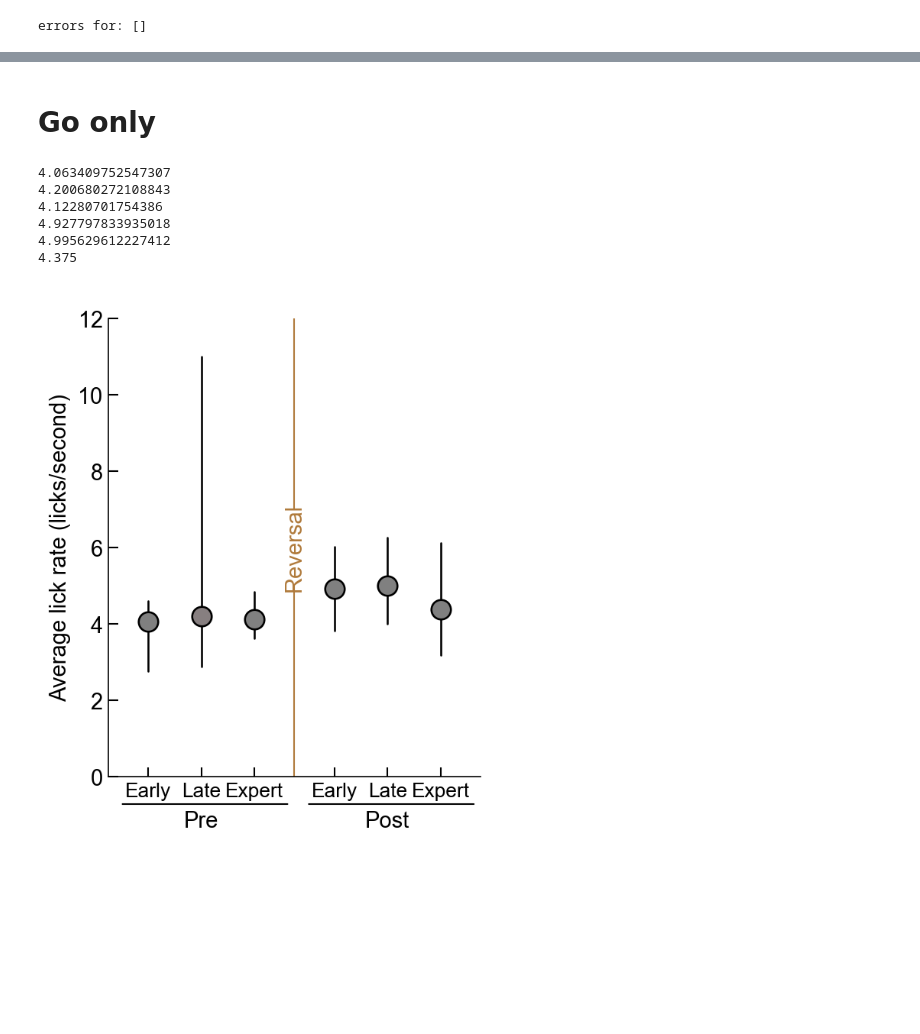
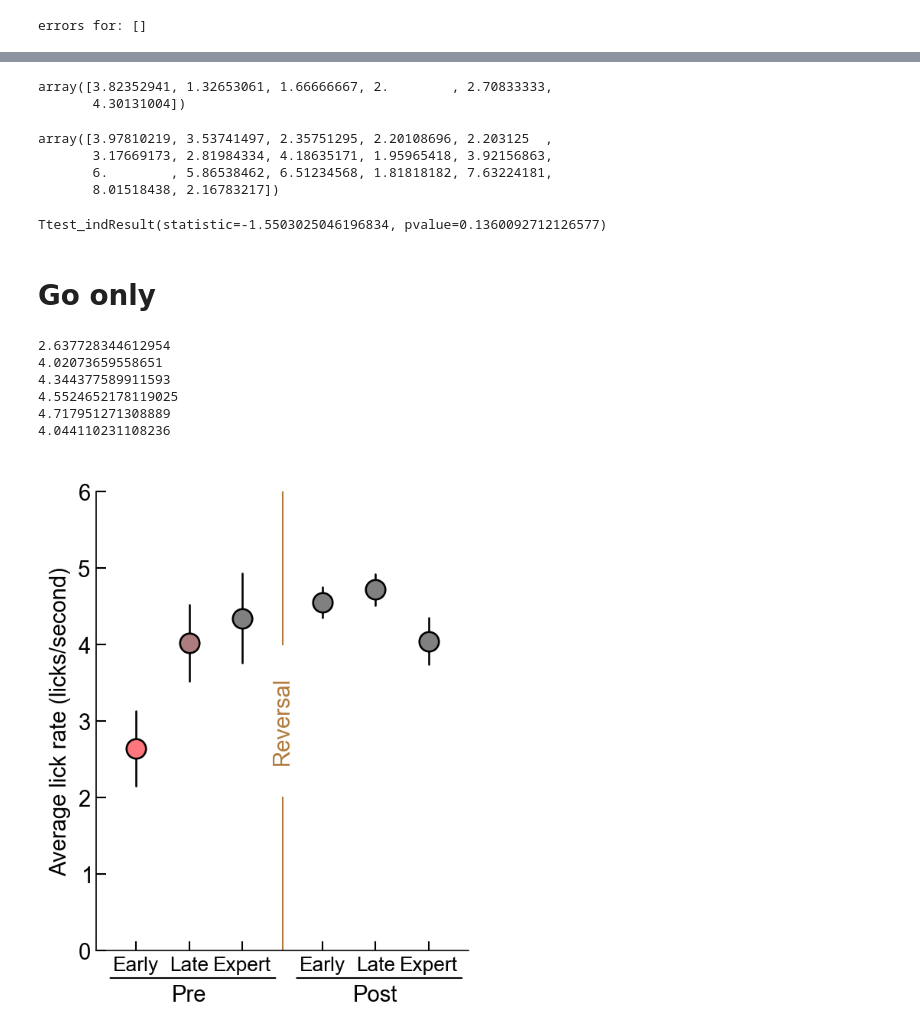
Before and after one commit to InsanallyLab/TothSidleck2024, a Jupyter notebook: Notebooks/Revisions/Lick Rate Over Learning.ipynb, the cells around one changed output, grey strips where cells are left out. Saved outputs shown, nothing was run; the diff lists cells and outputs as text; code cells hidden in the pictures; blank space fills up the shorter version.

Commit message:
Updating lick rate over learning

```diff
--- a/Notebooks/Revisions/Lick Rate Over Learning.ipynb
+++ b/Notebooks/Revisions/Lick Rate Over Learning.ipynb
@@ -198,6 +198,15 @@ error_animals = np.unique(error_animals)
 print('errors for: '+str(error_animals))
 # %% [output]
 errors for: []
+# %%
+def clean_up_lick_train(lick_train_ms,timeout_ms = 10):
+    actual_licks = []
+    last_lick = -np.Inf
+    for lick in lick_train_ms:
+        if (lick - last_lick) >= timeout_ms:
+            actual_licks.append(lick)
+        last_lick = lick
+    return np.array(actual_licks)
 # %%
 cellstouseFR = 'all cells'
 #cellstouseFR = 'task encoders'
@@ -222,7 +231,9 @@ for idx,session in tqdm(enumerate(EnumSession)):
         trialstart = sessionfile.trials.starts[trial]
         trialend = trialstart + post_stim * sessionfile.meta.fs
         in_trial_licks = np.logical_and(np.greater(licks,trialstart),np.less(licks,trialend))
-        number_of_licks.append(np.sum(in_trial_licks))
+        in_trial_licks = licks[in_trial_licks]
+        in_trial_licks = clean_up_lick_train(in_trial_licks/30, timeout_ms = 1)
+        number_of_licks.append(len(in_trial_licks))
 
     number_of_licks_go_only = []
     trials = allconds['go'].trials
@@ -230,7 +241,9 @@ for idx,session in tqdm(enumerate(EnumSession)):
         trialstart = sessionfile.trials.starts[trial]
         trialend = trialstart + post_stim * sessionfile.meta.fs
         in_trial_licks = np.logical_and(np.greater(licks,trialstart),np.less(licks,trialend))
-        number_of_licks_go_only.append(np.sum(in_trial_licks))
+        in_trial_licks = licks[in_trial_licks]
+        in_trial_licks = clean_up_lick_train(in_trial_licks/30, timeout_ms = 1)
+        number_of_licks_go_only.append(len(in_trial_licks))
 
     animals_list.append(sessionfile.meta.animal)
     sessions_list.append(session)
@@ -401,10 +445,10 @@ for idx,(column,polarity) in enumerate(zip(data,[-1,-1,-1,1,1,1])):
 #     r,g,b = mpl.colors.to_rgb(eye_color)
 #     h,l,s = colorsys.rgb_to_hls(r,g,b)
 
-    Q1, median, Q3 = (np.percentile(column, q) for q in [25, 50, 75])
-#     median = np.mean(column)
-#     Q1 = median - sem(column)
-#     Q1 = median + sem(column)
+    # Q1, median, Q3 = (np.percentile(column, q) for q in [25, 50, 75])
+    median = np.mean(column)
+    Q1 = median - sem(column)
+    Q3 = median + sem(column)
 
     print(median)
 
@@ -415,8 +459,8 @@ for idx,(column,polarity) in enumerate(zip(data,[-1,-1,-1,1,1,1])):
 ################################################################################################################
 labels = ['Early','Late','Expert','Early','Late','Expert']
 
-ax.set_ylim([0,8])
-ax.set_yticks([0,2,4,6,8])
+ax.set_ylim([0,6])
+# ax.set_yticks([0,2,4,6,8])
 ylab = ax.set_ylabel('Average lick rate (licks/second)')
 
 ax.set_xlim([-0.75-switch_offset,5.75+switch_offset])
@@ -451,5 +495,5 @@ ax.fill_between(ax.get_xlim(),[ax.get_ylim()[0]]*2,[ax.get_ylim()[1]*2]*2,color=
 
 ttl = ax.set_title(' ')
 artists = [ylab,t1,t2,ttl]
-fig.savefig(os.path.join('C:\\\\Users','4thgr','Downloads','Lick rate over learning V'+str(current_version)+'.pdf'),transparent=False,facecolor="white",dpi=400, bbox_extra_artists=(artists), bbox_inches='tight')
+fig.savefig(os.path.join('C:\\\\Users','4thgr','Downloads','Lick rate all trials V'+str(current_version)+'.pdf'),transparent=False,facecolor="white",dpi=400, bbox_extra_artists=(artists), bbox_inches='tight')
 # %% [output]
@@ -486,3 +548,19 @@ post-early to post-expert: 0.5875360337602902
+# %%
+lick_rate_preearly
+# %% [output]
+array([3.82352941, 1.32653061, 1.66666667, 2.        , 2.70833333,
+       4.30131004])
+# %%
+lick_rate_prelate
+# %% [output]
+array([3.97810219, 3.53741497, 2.35751295, 2.20108696, 2.203125  ,
+       3.17669173, 2.81984334, 4.18635171, 1.95965418, 3.92156863,
+       6.        , 5.86538462, 6.51234568, 1.81818182, 7.63224181,
+       8.01518438, 2.16783217])
+# %%
+ttest_ind(lick_rate_preearly,lick_rate_prelate)
+# %% [output]
+Ttest_indResult(statistic=-1.5503025046196834, pvalue=0.1360092712126577)
 # %% [markdown]
 # Go only
 # %%
@@ -568,10 +646,10 @@ for idx,(column,polarity) in enumerate(zip(data,[-1,-1,-1,1,1,1])):
 #     r,g,b = mpl.colors.to_rgb(eye_color)
 #     h,l,s = colorsys.rgb_to_hls(r,g,b)
 
-    Q1, median, Q3 = (np.percentile(column, q) for q in [25, 50, 75])
-#     median = np.mean(column)
-#     Q1 = median - sem(column)
-#     Q1 = median + sem(column)
+    # Q1, median, Q3 = (np.percentile(column, q) for q in [25, 50, 75])
+    median = np.mean(column)
+    Q1 = median - sem(column)
+    Q3 = median + sem(column)
 
     print(median)
 
@@ -582,8 +660,8 @@ for idx,(column,polarity) in enumerate(zip(data,[-1,-1,-1,1,1,1])):
 ################################################################################################################
 labels = ['Early','Late','Expert','Early','Late','Expert']
 
-ax.set_ylim([0,12])
-ax.set_yticks([0,2,4,6,8,10,12])
+ax.set_ylim([0,6])
+# ax.set_yticks([0,2,4,6,8,10,12])
 ylab = ax.set_ylabel('Average lick rate (licks/second)')
 
 ax.set_xlim([-0.75-switch_offset,5.75+switch_offset])
@@ -592,41 +670,41 @@ ax.set_xticklabels(labels)
 # xlab = ax.set_xlabel('Example X label')
 
 xtick_pos_pre = ax.get_xticks()[1]
 xtick_pos_post = ax.get_xticks()[4]
 Yval = ilep.getPrePostLabelYval(ax.get_ylim(),Yfrac=-2*stdyfrac,log=False)
 t1 = ax.text(xtick_pos_pre, Yval, 'Pre', ha='center', va='bottom', fontsize=stdfont,color='k')
 t2 = ax.text(xtick_pos_post, Yval, 'Post', ha='center', va='bottom',  fontsize=stdfont,color='k')
 ax.annotate('', xy=(0.03, -stdyfrac), xycoords='axes fraction', xytext=(0.49, -stdyfrac),arrowprops=dict(arrowstyle='-', color='black'))
 ax.annotate('', xy=(0.53, -stdyfrac), xycoords='axes fraction', xytext=(0.99, -stdyfrac),arrowprops=dict(arrowstyle='-', color='black'))
 
 ax.tick_params(direction='in', length=6, width=1)
 
 for item in ([ax.title, ax.xaxis.label, ax.yaxis.label] +
     ax.get_xticklabels() + ax.get_yticklabels()):
     item.set_fontsize(stdfont)
 for item in (ax.get_xticklabels()):
     item.set_fontsize(stdfont*0.9)
     pass
 
 Y = np.mean(ax.get_ylim())
 Y = np.mean((ax.get_ylim()))
 t = ax.text(2.5,Y,'Reversal',rotation=90,fontsize=stdfont,color=SWITCH_COLOR,horizontalalignment='center',verticalalignment='center')
 ax.plot([2.5]*2,[ax.get_ylim()[0],Y-1],lw=1,color=SWITCH_COLOR)
 ax.plot([2.5]*2,[ax.get_ylim()[1],Y+1],lw=1,color=SWITCH_COLOR)
 
 ax.fill_between(ax.get_xlim(),[ax.get_ylim()[0]]*2,[ax.get_ylim()[1]*2]*2,color='white',alpha=0.4,zorder=-5,clip_on=False)
 
 ttl = ax.set_title(' ')
 artists = [ylab,t1,t2,ttl]
-fig.savefig(os.path.join('C:\\\\Users','4thgr','Downloads','Lick rate over learning go only V'+str(current_version)+'.pdf'),transparent=False,facecolor="white",dpi=400, bbox_extra_artists=(artists), bbox_inches='tight')
+fig.savefig(os.path.join('C:\\\\Users','4thgr','Downloads','Lick rate go trials V'+str(current_version)+'.pdf'),transparent=False,facecolor="white",dpi=400, bbox_extra_artists=(artists), bbox_inches='tight')
 # %% [output]
-4.063409752547307
-4.200680272108843
-4.12280701754386
-4.927797833935018
-4.995629612227412
-4.375
+2.637728344612954
+4.02073659558651
+4.344377589911593
+4.5524652178119025
+4.717951271308889
+4.044110231108236
-[figure, old version]
+[figure, new version]
 # %%
 data_dec = SimpleNamespace()
 data_dec.preearly = np.abs(lick_rate_preearly)
```
Also changed, not shown: parts of 18 cells of this notebook.
